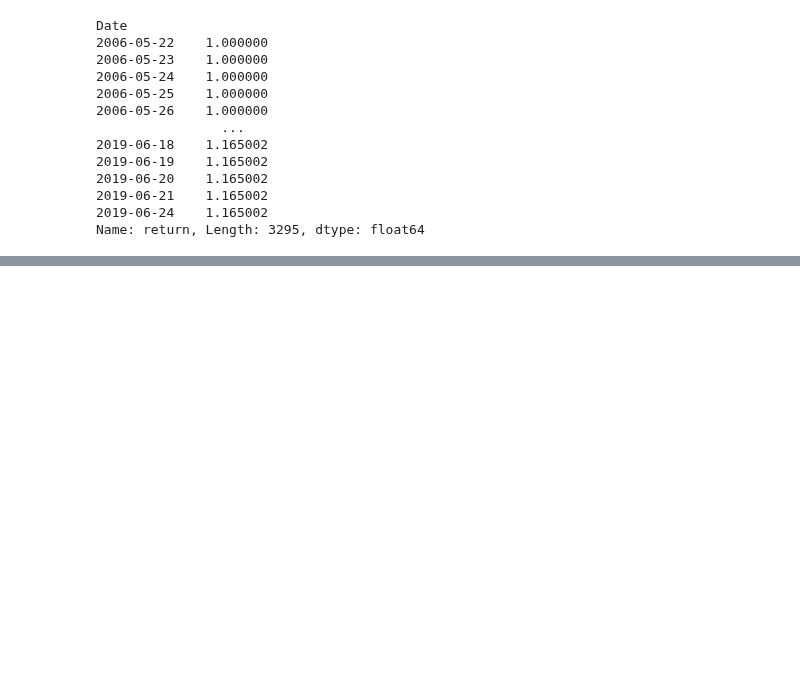
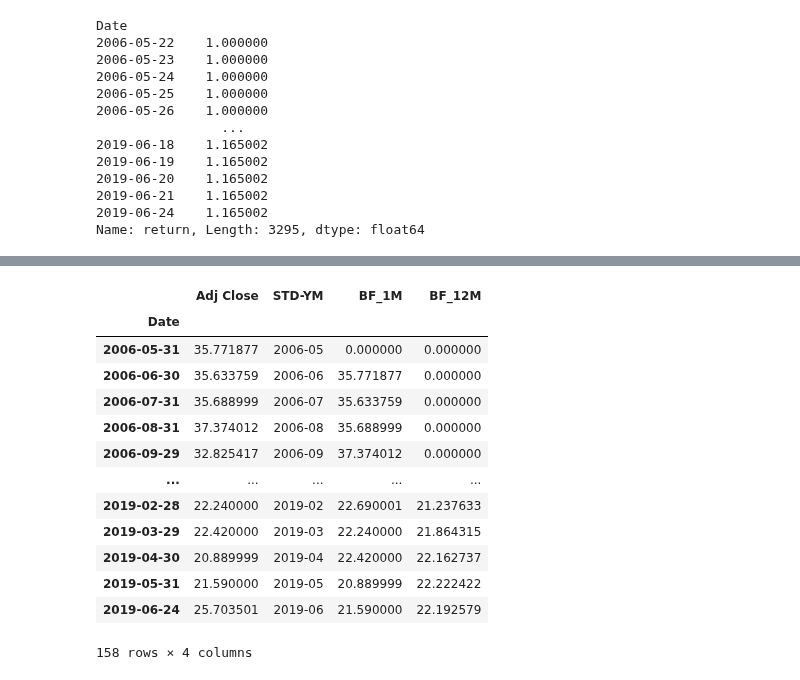
Before and after one commit to sejinhwang97ko/2023prac, a Jupyter notebook: 20230414/01_momentum.ipynb, the cells around one changed output, grey strips where cells are left out. Cells and saved outputs as stored; diff of their text form; code cells hidden in the pictures; blank space fills up the shorter version.

```diff
--- a/20230414/01_momentum.ipynb
+++ b/20230414/01_momentum.ipynb
@@ -417,0 +461,3 @@ Name: return, Length: 3295, dtype: float64
+# %%
+df = pd.read_csv("../csv/csv/GDX.csv")
+df.head(5)
@@ -417,0 +471,3 @@ Name: return, Length: 3295, dtype: float64
+# %%
+df1 = func_1(df)
+df1.head(5)
@@ -417,0 +482,41 @@ Name: return, Length: 3295, dtype: float64
+# %%
+# 2. 두번째 함수
+#     - 매개변수 1개(데이터프레임)
+#     - 새로운 데이터프레임(df2) 생성
+#     - 인자값으로 받아온 데이터프레임에서 년-월별 마지막 데이터들을 새로운 데이터프레임에 대입
+#     - df2에 파생 변수 2개 생성
+#         - 'BF_1M': 전월의 종가, 결측치는 0으로 대체
+#         - 'BF_12M': 전년도의 종가, 결측치는 0으로 대체
+#     - df2를 리턴
+
+def func_2(df):
+    df2 = pd.DataFrame()
+    _list = df['STD-YM'].unique()
+
+    for i in _list:
+        last_df = df.loc[df['STD-YM'] == i].tail(1)
+        df2 = pd.concat([df2, last_df])
+
+    df2['BF_1M'] = df2['Adj Close'].shift(1)
+    df2['BF_1M'].fillna(0, inplace=True)
+    df2['BF_12M'] = df2['Adj Close'].shift(12)
+    df2['BF_12M'].fillna(0, inplace=True)
+    return df2
+# %%
+df2 = func_2(df1)
+df2
+# %% [output]
+|  | Adj Close | STD-YM | BF_1M | BF_12M |
+| Date |  |  |  |  |
+| 2006-05-31 | 35.771877 | 2006-05 | 0.000000 | 0.000000 |
+| 2006-06-30 | 35.633759 | 2006-06 | 35.771877 | 0.000000 |
+| 2006-07-31 | 35.688999 | 2006-07 | 35.633759 | 0.000000 |
+| 2006-08-31 | 37.374012 | 2006-08 | 35.688999 | 0.000000 |
+| 2006-09-29 | 32.825417 | 2006-09 | 37.374012 | 0.000000 |
+| ... | ... | ... | ... | ... |
+| 2019-02-28 | 22.240000 | 2019-02 | 22.690001 | 21.237633 |
+| 2019-03-29 | 22.420000 | 2019-03 | 22.240000 | 21.864315 |
+| 2019-04-30 | 20.889999 | 2019-04 | 22.420000 | 22.162737 |
+| 2019-05-31 | 21.590000 | 2019-05 | 20.889999 | 22.222422 |
+| 2019-06-24 | 25.703501 | 2019-06 | 21.590000 | 22.192579 |
+158 rows × 4 columns
```
Also changed, not shown: parts of 6 cells of this notebook, 1 other file.
